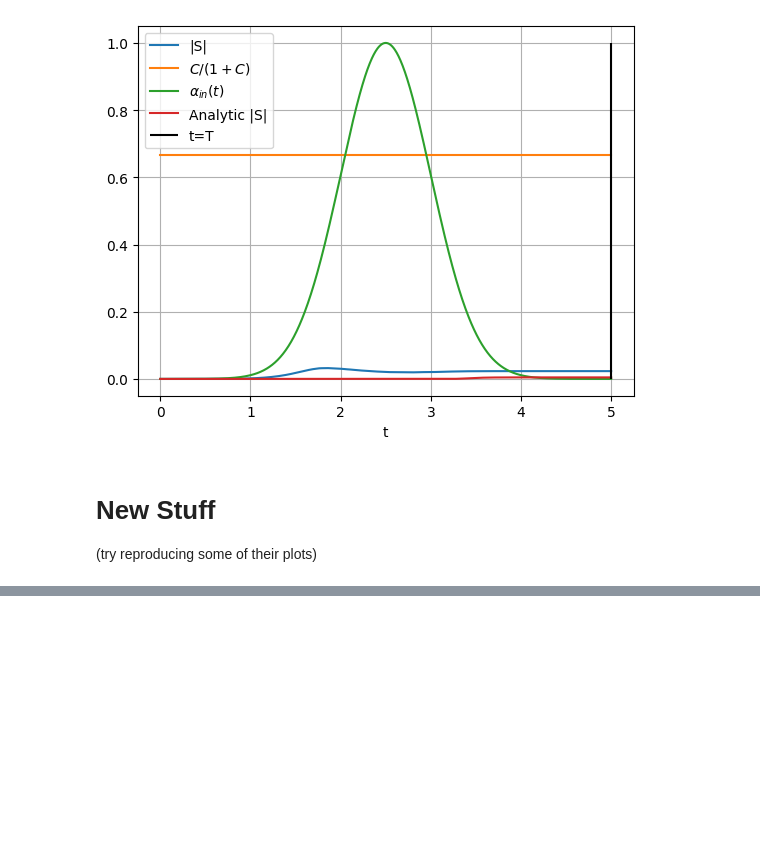
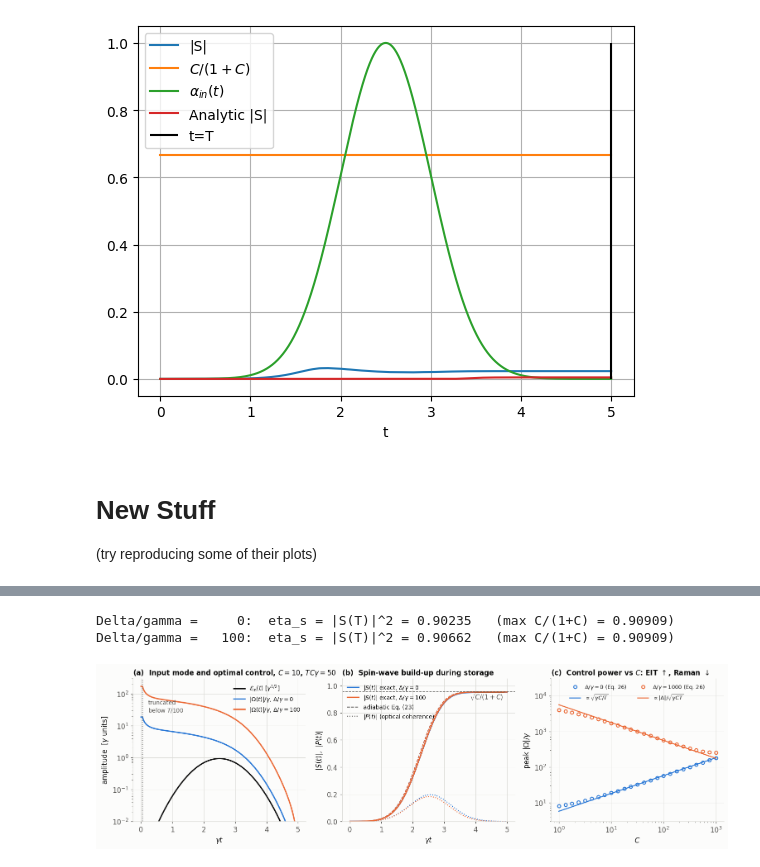
Before and after one commit to brianac687/rbq, a Jupyter notebook: gorshkov_math.ipynb, the cells around one changed output, grey strips where cells are left out. Saved outputs shown, nothing was run; the diff lists cells and outputs as text; code cells hidden in the pictures; blank space fills up the shorter version.

```diff
--- a/gorshkov_math.ipynb
+++ b/gorshkov_math.ipynb
@@ -177,0 +470,60 @@ print("Area of alpha:", integrate.simps(alpha**2, time))
+# %%
+C_dem, x_dem = 10.0, 50.0            # C and TCgamma for the demonstration
+T_dem = x_dem/(C_dem*GAMMA)
+fig, axs = plt.subplots(1, 3, figsize=(14.0, 4.2))
+
+# ---- (a) input mode and the optimal control it calls for, Eq. (26) -----------------
+ax = axs[0]
+tt = np.linspace(0, T_dem, 2000)
+ax.semilogy(tt, E_in(tt, T_dem), color=INK, lw=2, label=r'$\mathcal{E}_{\rm in}(t)\ [\gamma^{1/2}]$')
+for i, D in enumerate([0.0, 100.0]):
+    Om = optimal_storage_control(T_dem, C_dem, D)
+    ax.semilogy(tt, np.abs(Om(tt))/GAMMA, color=SERIES[i],
+                label=rf'$|\Omega(t)|/\gamma$, $\Delta/\gamma={int(D)}$')
+ax.axvline(T_dem/100, color=INK2, ls=':', lw=1.2)
+ax.annotate('truncated\nbelow $T/100$', (T_dem/100, 40), xytext=(9, 0),
+            textcoords='offset points', fontsize=9, color=INK2, va='center')
+ax.set_xlabel(r'$\gamma t$'); ax.set_ylabel(r'amplitude  [$\gamma$ units]'); ax.set_ylim(1e-2, 3e2)
+ax.set_title(r'(a)  Input mode and optimal control, $C=10$, $TC\gamma=50$', loc='left', fontsize=11)
+ax.legend(loc='upper right', fontsize=9)
+
+# ---- (b) spin-wave build-up: exact vs adiabatic Eq. (23) --------------------------
+ax = axs[1]
+for i, D in enumerate([0.0, 100.0]):
+    Om = optimal_storage_control(T_dem, C_dem, D)
+    tt, Pt, St = solve_storage(T_dem, C_dem, D, Om, n_out=1200)
+    ax.plot(tt, np.abs(St), color=SERIES[i], label=rf'$|S(t)|$ exact, $\Delta/\gamma={int(D)}$')
+    ax.plot(tt, sqrt(C_dem/(1 + C_dem))*np.sqrt(E_in_cum(tt, T_dem)),
+            color=SERIES[i], ls='--', lw=1.2)
+    ax.plot(tt, np.abs(Pt), color=SERIES[i], ls=':', lw=1.4)
+    print(f'Delta/gamma = {D:5.0f}:  eta_s = |S(T)|^2 = {abs(St[-1])**2:.5f}'
+          f'   (max C/(1+C) = {C_dem/(1 + C_dem):.5f})')
+ax.axhline(sqrt(C_dem/(1 + C_dem)), color=INK2, ls='--', lw=1.0)
+ax.annotate(r'$\sqrt{C/(1+C)}$', (T_dem, sqrt(C_dem/(1 + C_dem))), xytext=(-4, -12),
+            textcoords='offset points', ha='right', color=INK2, fontsize=10)
+ax.plot([], [], color=INK2, ls='--', lw=1.2, label='adiabatic Eq. (23)')
+ax.plot([], [], color=INK2, ls=':', lw=1.4, label=r'$|P(t)|$ (optical coherence)')
+ax.set_xlabel(r'$\gamma t$'); ax.set_ylabel(r'$|S(t)|,\ |P(t)|$'); ax.set_ylim(0, 1.05)
+ax.set_title('(b)  Spin-wave build-up during storage', loc='left', fontsize=11)
+ax.legend(loc='upper left', fontsize=9)
+
+# ---- (c) control power vs C: EIT and Raman scale oppositely (Sec. V B) ------------
+ax = axs[2]
+Cs = np.logspace(0, 3, 25)
+T_fix = 5.0
+for i, D in enumerate([0.0, 1000.0]):
+    pk = np.array([np.max(np.abs(optimal_storage_control(T_fix, Cv, D)(
+        np.linspace(T_fix/100, T_fix, 800)))) for Cv in Cs])
+    ax.loglog(Cs, pk, 'o', ms=5, mfc='none', mec=SERIES[i], mew=1.4,
+              label=rf'$\Delta/\gamma={int(D)}$ (Eq. 26)')
+    scale = np.sqrt(Cs/Cs[12]) if D == 0 else 1/np.sqrt(Cs/Cs[12])
+    lbl = r'$\propto\sqrt{\gamma C/T}$' if D == 0 else r'$\propto|\Delta|/\sqrt{\gamma CT}$'
+    ax.loglog(Cs, pk[12]*scale, color=SERIES[i], lw=1.5, label=lbl)
+ax.set_xlabel(r'$C$'); ax.set_ylabel(r'peak $|\Omega|/\gamma$'); ax.set_ylim(3, 3e4)
+ax.set_title(r'(c)  Control power vs $C$: EIT $\uparrow$, Raman $\downarrow$', loc='left', fontsize=11)
+ax.legend(loc='upper center', fontsize=8.5, ncol=2)
+fig.tight_layout(); plt.show()
+# %% [output]
+Delta/gamma =     0:  eta_s = |S(T)|^2 = 0.90235   (max C/(1+C) = 0.90909)
+Delta/gamma =   100:  eta_s = |S(T)|^2 = 0.90662   (max C/(1+C) = 0.90909)
+[figure, added]
```
Also changed, not shown: parts of 18 cells of this notebook, 1 other file.
